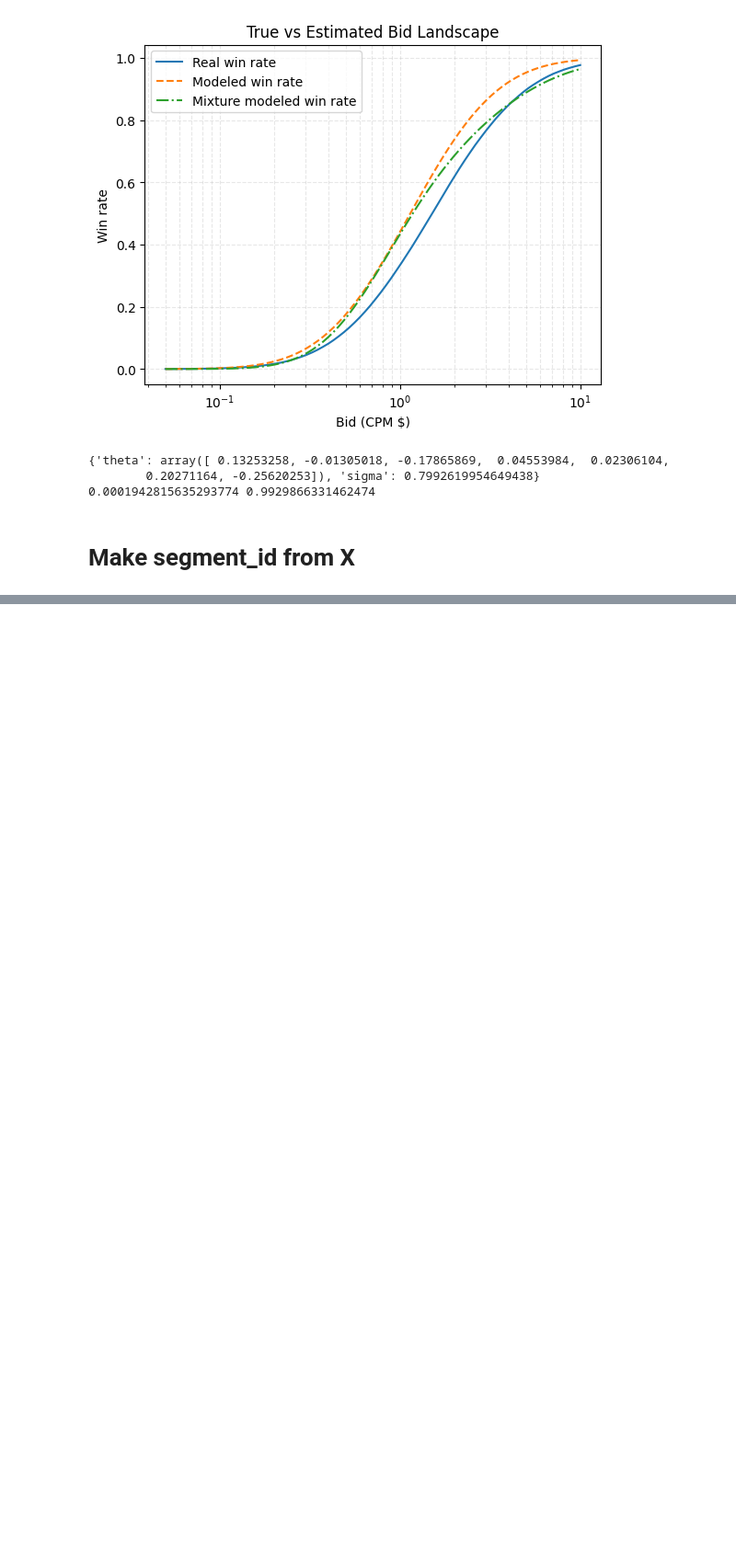
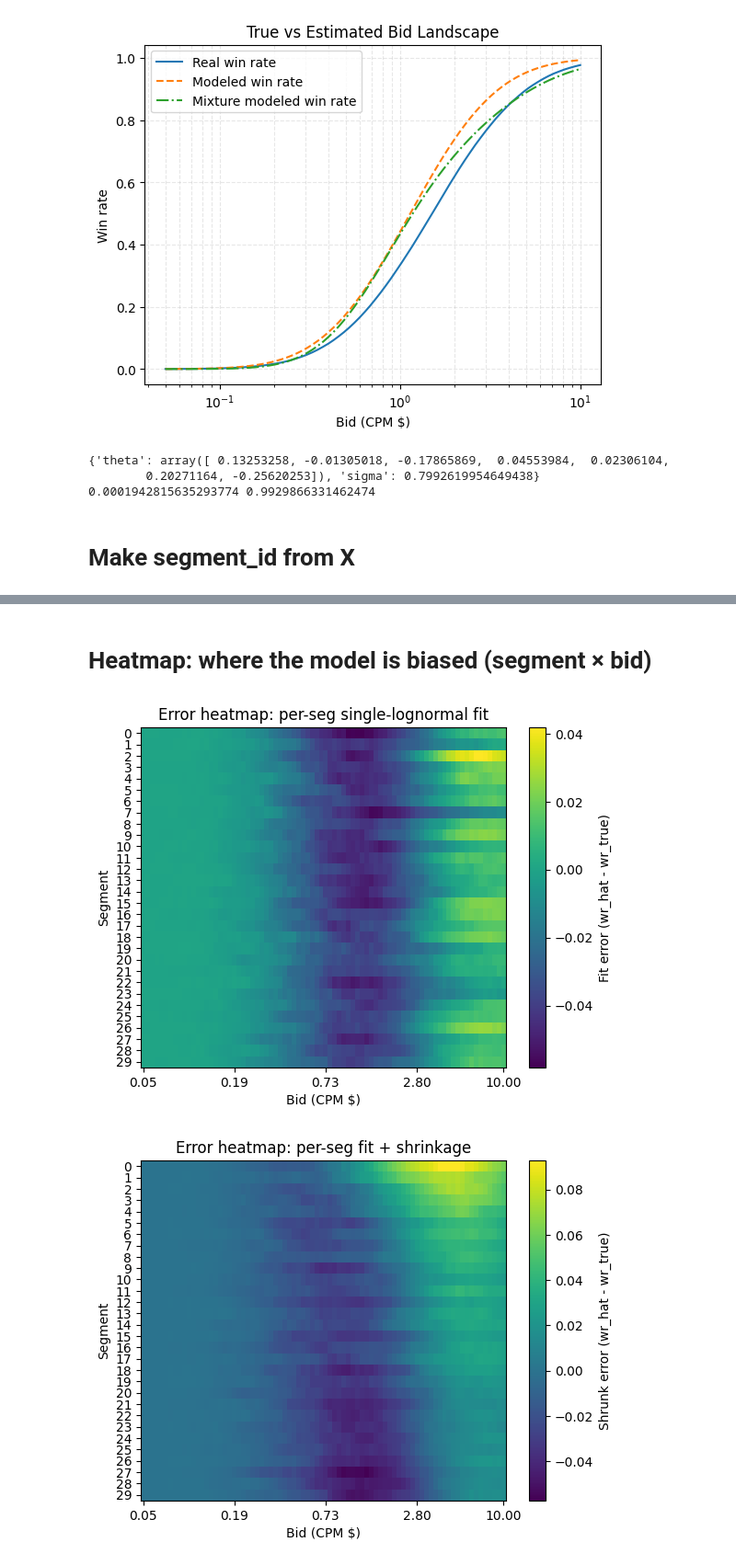
Before and after one commit to xuyang1220/bid-landscape, a Jupyter notebook: notebooks/bid_landsacpe.ipynb, the cells around one changed output, grey strips where cells are left out. Shown at 92% size. Saved outputs shown, nothing was run; the diff lists cells and outputs as text; code cells hidden in the pictures; blank space fills up the shorter version.

```diff
--- a/notebooks/bid_landsacpe.ipynb
+++ b/notebooks/bid_landsacpe.ipynb
@@ -750,0 +898,39 @@ seg_id, seg_meta = make_seg_id_from_X(sim["X"], S=50, seed=1, method="projection
+# %% [markdown]
+# Heatmap: where the model is biased (segment × bid)
+# %%
+def make_error_heatmap(wr_true_seg, wr_hat_seg, seg_list, bids_grid):
+    # returns matrix [num_segs, num_bids]
+    E = np.zeros((len(seg_list), len(bids_grid)), dtype=float)
+    for i, s in enumerate(seg_list):
+        E[i, :] = wr_hat_seg[s] - wr_true_seg[s]
+    return E
+
+# choose segments to include in heatmap (top N by size)
+N = 30
+seg_list = [s for s, _ in sizes[:N]]
+
+E_fit = make_error_heatmap(wr_true_seg, fitS["seg_wr"], seg_list, bids)
+E_shr = make_error_heatmap(wr_true_seg, fitS["seg_wr_shr"], seg_list, bids)
+
+plt.figure()
+plt.imshow(E_fit, aspect="auto", interpolation="nearest")
+plt.colorbar(label="Fit error (wr_hat - wr_true)")
+plt.yticks(np.arange(len(seg_list)), [str(s) for s in seg_list])
+plt.xticks([0, 20, 40, 60, 79], [f"{bids[i]:.2f}" for i in [0,20,40,60,79]])
+plt.xlabel("Bid (CPM $)")
+plt.ylabel("Segment")
+plt.title("Error heatmap: per-seg single-lognormal fit")
+plt.show()
+
+plt.figure()
+plt.imshow(E_shr, aspect="auto", interpolation="nearest")
+plt.colorbar(label="Shrunk error (wr_hat - wr_true)")
+plt.yticks(np.arange(len(seg_list)), [str(s) for s in seg_list])
+plt.xticks([0, 20, 40, 60, 79], [f"{bids[i]:.2f}" for i in [0,20,40,60,79]])
+plt.xlabel("Bid (CPM $)")
+plt.ylabel("Segment")
+plt.title("Error heatmap: per-seg fit + shrinkage")
+plt.show()
+# %% [output]
+[figure, added]
+[figure, added]
```
Also changed, not shown: parts of 17 cells of this notebook.
